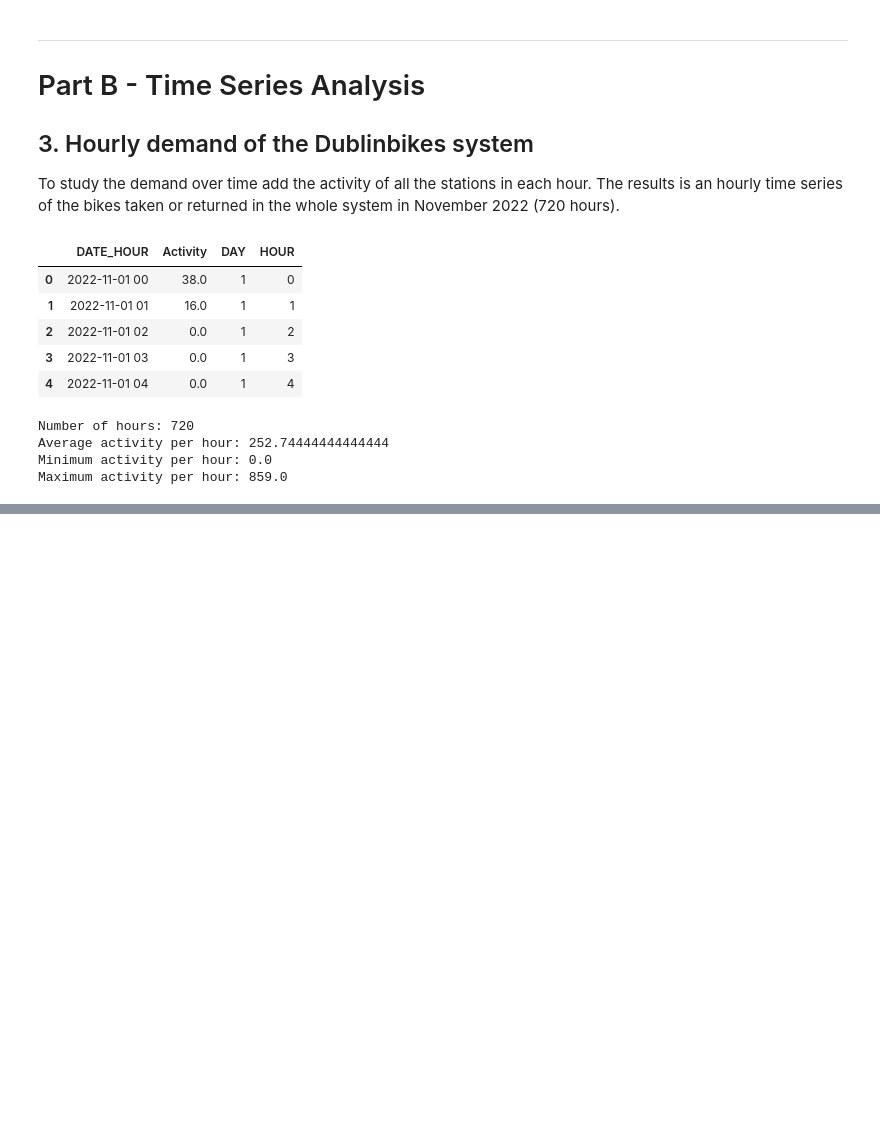
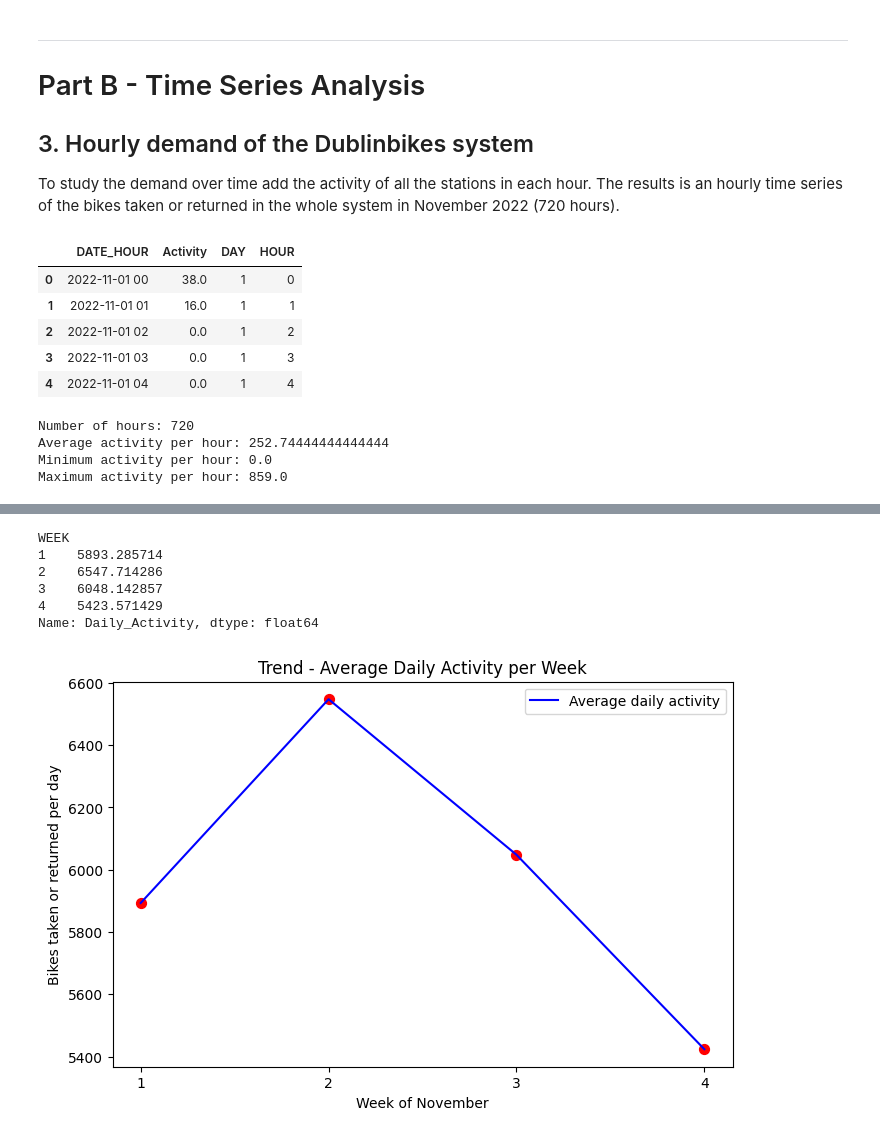
Before and after one commit to pericles-1995/CA1-2026193, a Jupyter notebook: CA1_Machine_Learning.ipynb, the cells around one changed output, grey strips where cells are left out. Cells and saved outputs as stored; diff of their text form; code cells hidden in the pictures; blank space fills up the shorter version.

```diff
--- a/CA1_Machine_Learning.ipynb
+++ b/CA1_Machine_Learning.ipynb
@@ -868,0 +906,25 @@ Maximum activity per hour: 859.0
+# %%
+# Week of each day (week 1 = 1-7 November, ..., week 4 = 22-28 November)
+daily['WEEK'] = ((daily['DAY'] - 1) / 7).astype(int) + 1
+
+# Average day activity in each complete week
+weekly = daily[daily['WEEK'] <= 4].groupby('WEEK')['Daily_Activity'].mean()
+print(weekly)
+
+plt.figure(figsize = (8, 5))
+plt.plot(weekly.index, weekly.values, linestyle = '-', color = 'blue', label = 'Average daily activity')
+plt.scatter(weekly.index, weekly.values, color = 'red', marker = 'o', s = 50)
+plt.title('Trend - Average Daily Activity per Week')
+plt.xlabel('Week of November')
+plt.ylabel('Bikes taken or returned per day')
+plt.xticks([1, 2, 3, 4])
+plt.legend()
+plt.show()
+# %% [output]
+WEEK
+1    5893.285714
+2    6547.714286
+3    6048.142857
+4    5423.571429
+Name: Daily_Activity, dtype: float64
+[figure, added]
```
Also changed, not shown: parts of 8 cells of this notebook.
